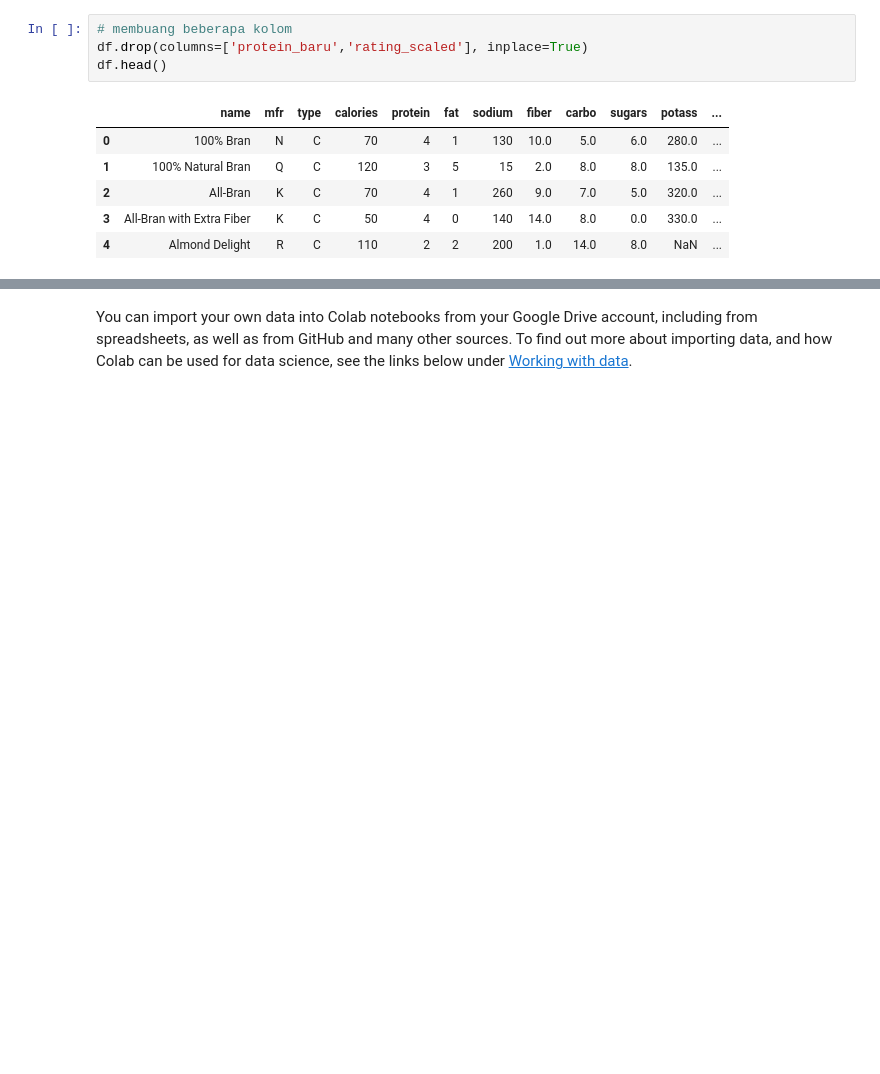
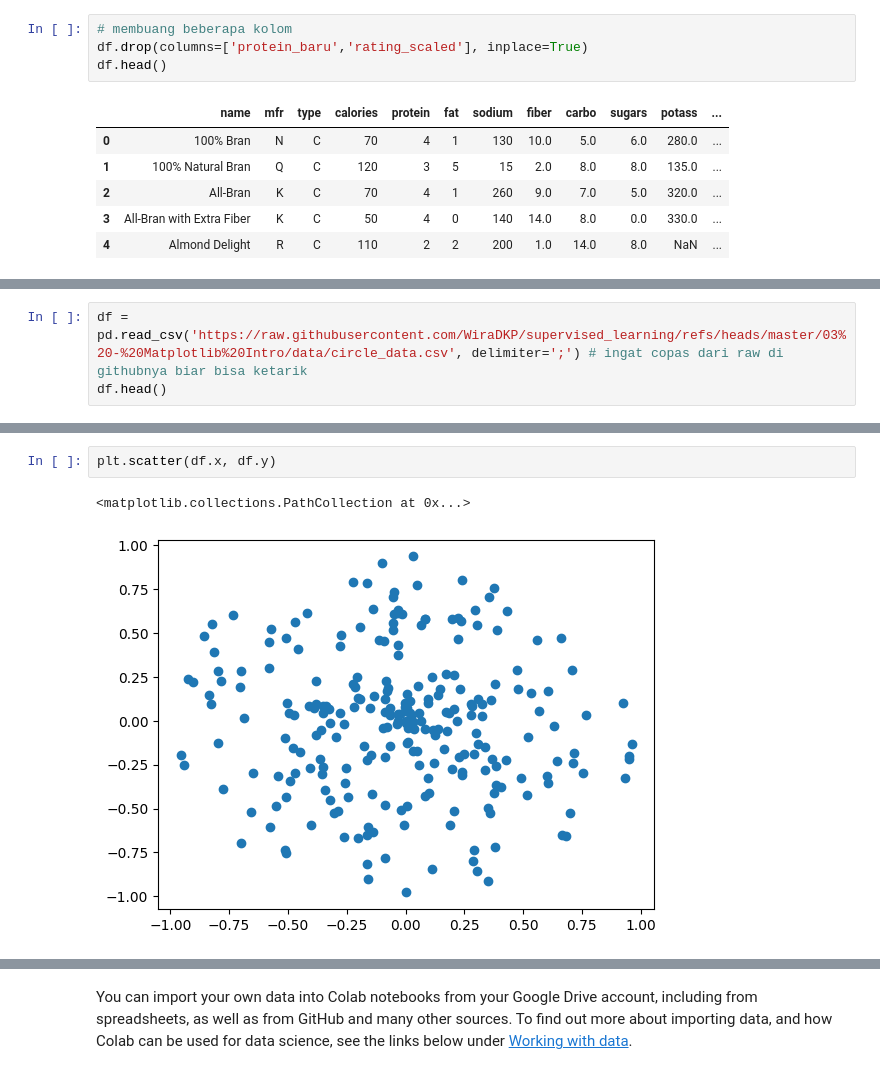
Before and after one commit to budsains/materi, a Jupyter notebook: material_book.ipynb, the cells around one changed output, grey strips where cells are left out. Cells and saved outputs as stored; diff of their text form; blank space fills up the shorter version.

```diff
--- a/material_book.ipynb
+++ b/material_book.ipynb
@@ -375,0 +443,3 @@ ax.plot(X,y)
+# %%
+df = pd.read_csv('https://raw.githubusercontent.com/WiraDKP/supervised_learning/refs/heads/master/03%20-%20Matplotlib%20Intro/data/circle_data.csv', delimiter=';') # ingat copas dari raw di githubnya biar bisa ketarik
+df.head()
@@ -375,0 +453,5 @@ ax.plot(X,y)
+# %%
+plt.scatter(df.x, df.y)
+# %% [output]
+<matplotlib.collections.PathCollection at 0x...>
+[figure, added]
```
Also changed, not shown: parts of 22 cells of this notebook.
